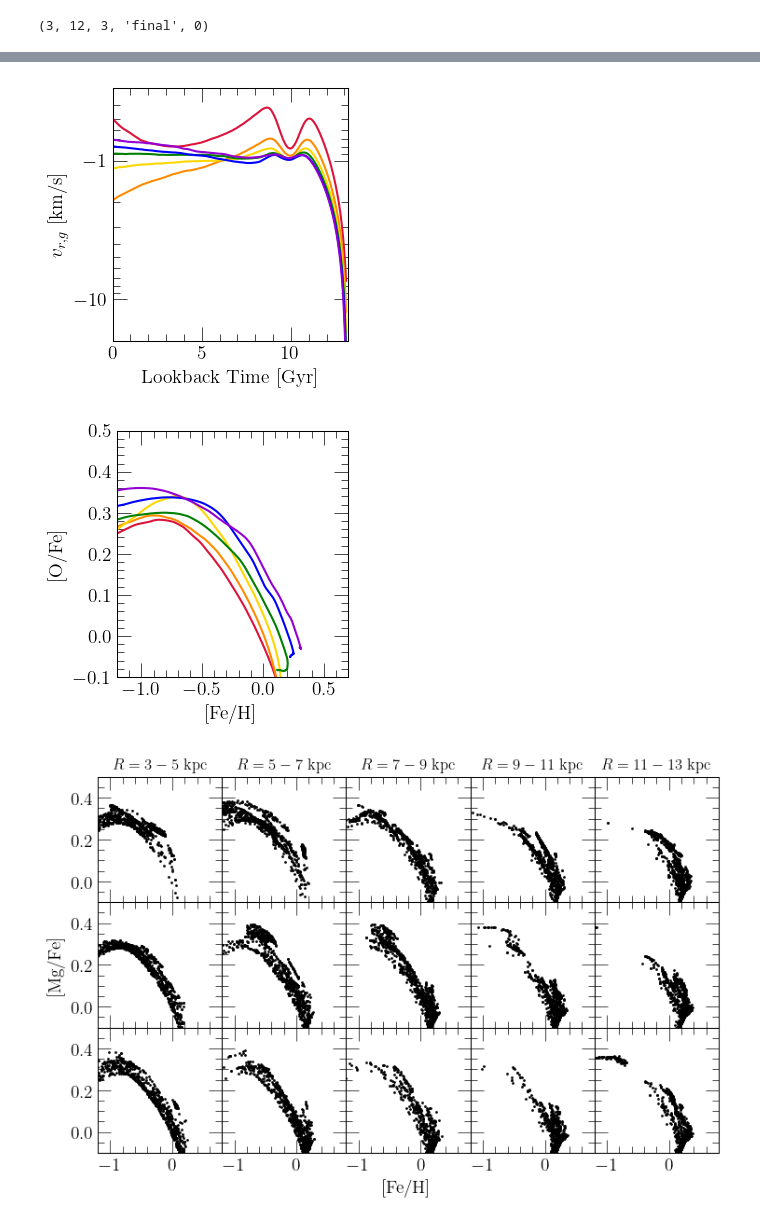
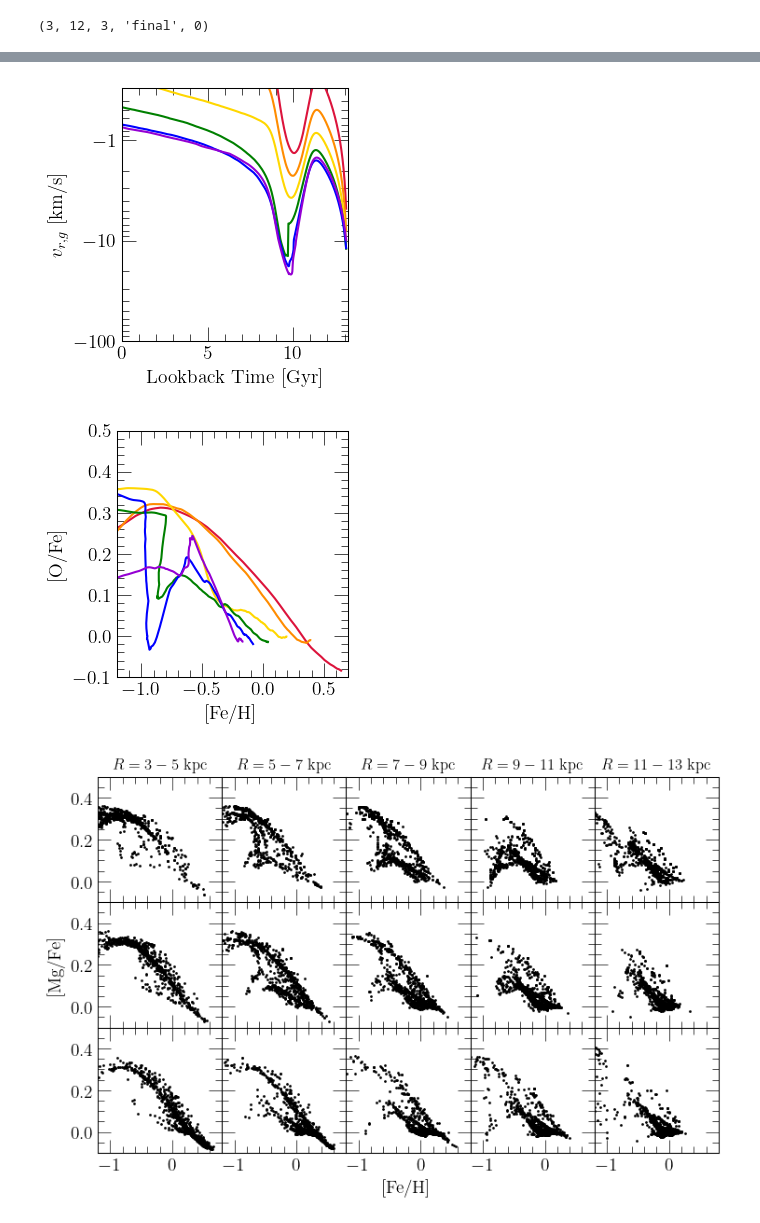
Before and after one commit to giganano/neutron-capture, a Jupyter notebook: notebooks/diskproperties.ipynb, the cells around one changed output, grey strips where cells are left out. Cells and saved outputs as stored; diff of their text form; code cells hidden in the pictures.

```diff
--- a/notebooks/diskproperties.ipynb
+++ b/notebooks/diskproperties.ipynb
@@ -14,8 +14,8 @@ print(sys.version_info[:])
 (3, 12, 3, 'final', 0)
 # %%
 # output = vice.output("../outputs/expifr/base")
-# output = vice.output("../outputs/expifr-GSE/initial")
-output = vice.output("../outputs/expifr-GSE/initial2")
+output = vice.output("../outputs/expifr-GSE/initial")
+# output = vice.output("../outputs/expifr-GSE/initial2")
 extra = np.genfromtxt("%s_analogdata.out" % (output.name))
 output.stars["absz"] = [abs(_) for _ in extra[:,-1][:output.stars.size[0]]]
 # %%
@@ -53,33 +84,33 @@ plt.show()
 # %%
 RADII = [3, 5, 7, 9, 11, 13]
 COLORS = ["crimson", "darkorange", "gold", "green", "blue", "darkviolet"]
 
 fig = plt.figure(figsize = (3.3, 3.3))
 ax = fig.add_subplot(111)
 ax.set_xlabel(r"Lookback Time [Gyr]")
 ax.set_ylabel(r"$v_{r,g}$ [km/s]")
 ax.set_xlim([0, 13.2])
-ax.set_ylim([0.3, 20])
+ax.set_ylim([0.3, 100])
 ax.set_yscale("log")
 ax.yaxis.set_major_formatter(fsf("%g"))
 
 def plot_velocity_evolution(ax, output, radius = 8, zone_width = 0.1, **kwargs):
     lookback, vgas = get_velocity_evolution(output, radius = radius, zone_width = zone_width)
     vgas = [-v for v in vgas]
     ax.plot(lookback, vgas, **kwargs)
 
 for i in range(len(RADII)):
     kwargs = {
         "c": named_colors()[COLORS[i]],
         "label": r"$R = %d$ kpc" % (RADII[i])
     }
     plot_velocity_evolution(ax, output, radius = RADII[i], **kwargs)
 
 negative_log(ax)
 plt.tight_layout()
 plt.show()
 # %% [output]
-[figure, old version]
+[figure, new version]
 # %%
 RADII = [3, 5, 7, 9, 11, 13]
 COLORS = ["crimson", "darkorange", "gold", "green", "blue", "darkviolet"]
@@ -107,7 +138,7 @@ for i in range(len(RADII)):
 plt.tight_layout()
 plt.show()
 # %% [output]
-[figure, old version]
+[figure, new version]
 # %%
 RADII = [[3, 5], [5, 7], [7, 9], [9, 11], [11, 13]]
 ZHEIGHTS = [[1, 2], [0.5, 1], [0, 0.5]]
@@ -146,7 +177,7 @@ for i in range(len(ZHEIGHTS)):
         kwargs = {
             "c": named_colors()["black"],
             "s": 1,
-            "rasterized": True
+            "rasterized": True,
         }
         plot_subset(axes[i][j], output,
             rmin = RADII[j][0], rmax = RADII[j][1],
@@ -157,4 +188,4 @@ plt.tight_layout()
 plt.subplots_adjust(hspace = 0, wspace = 0)
 plt.show()
 # %% [output]
-[figure, old version]
+[figure, new version]
```
Also changed, not shown: parts of 3 cells of this notebook, 10 other files.
